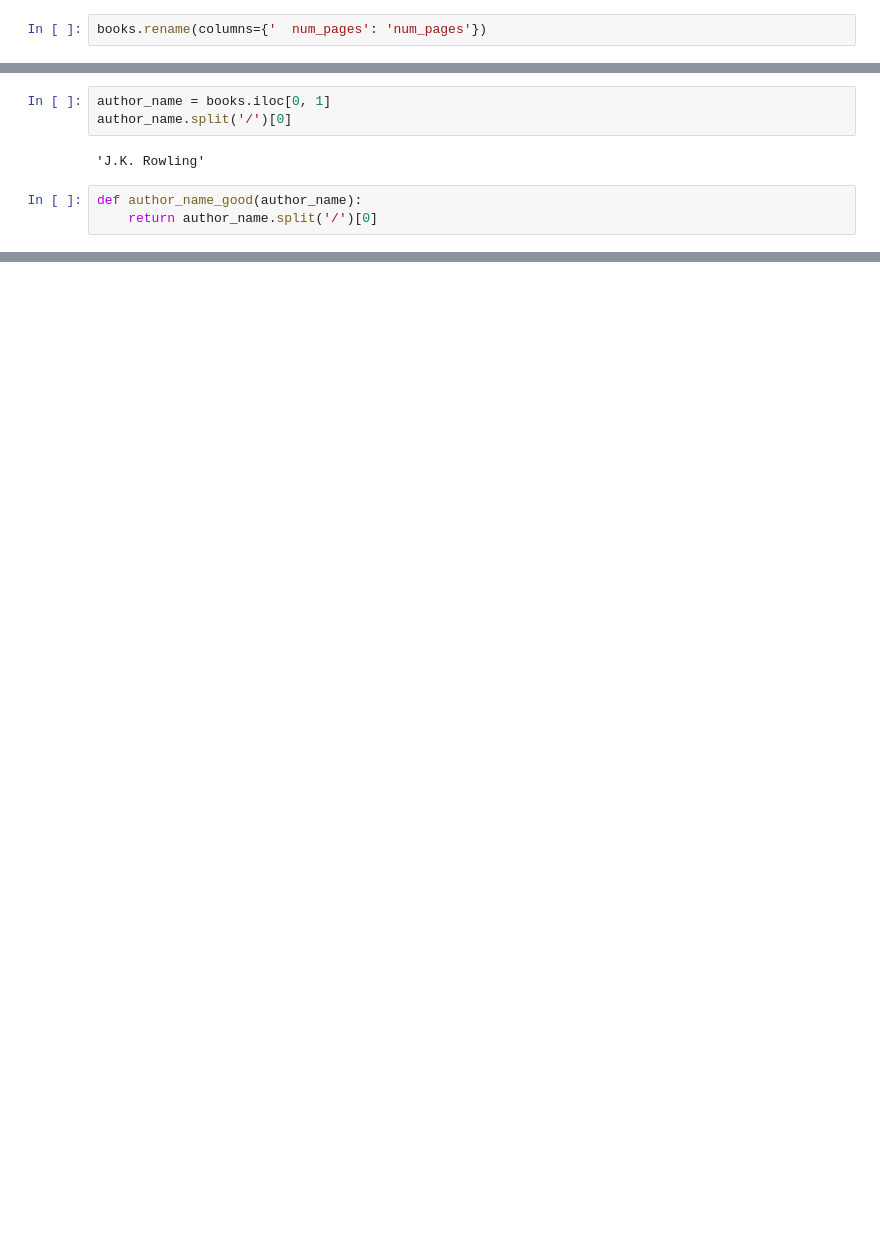
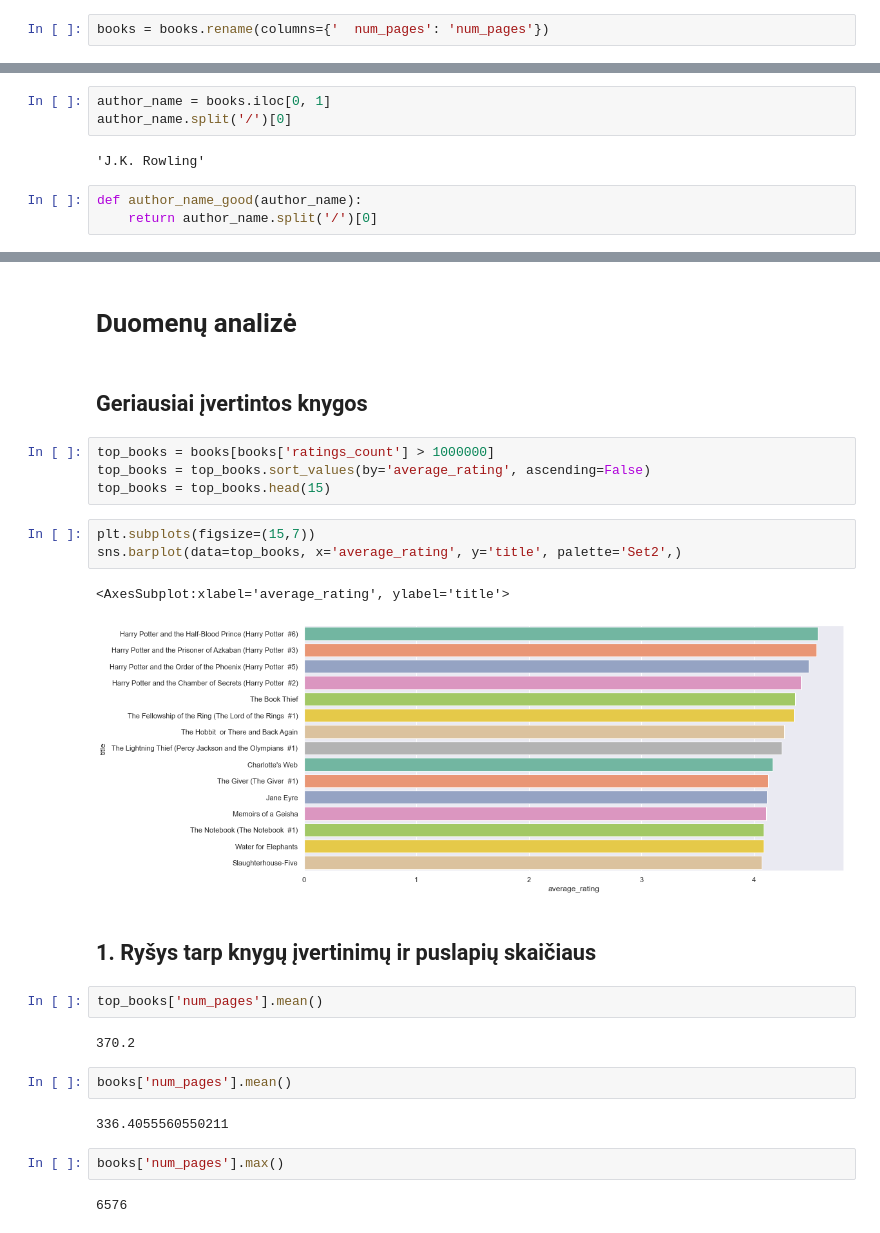
Before and after one commit to GretaMatu/python_mokymai, a Jupyter notebook: baigiamasis_darbas.ipynb, the cells around one changed output, grey strips where cells are left out. Cells and saved outputs as stored; diff of their text form; blank space fills up the shorter version.

```diff
--- a/baigiamasis_darbas.ipynb
+++ b/baigiamasis_darbas.ipynb
@@ -83,4 +84,4 @@ books.head(2)
 | 0 | Harry Potter and the Half-Blood P... | J.K. Rowling/Mary GrandPré | 4.57 | eng | 652 | 2095690 | 27591 | ... |
 | 1 | Harry Potter and the Order of the... | J.K. Rowling/Mary GrandPré | 4.49 | eng | 870 | 2153167 | 29221 | ... |
 # %%
-books.rename(columns={'  num_pages': 'num_pages'})
+books = books.rename(columns={'  num_pages': 'num_pages'})
@@ -128,0 +111,28 @@ books.head(2)
+# %% [markdown]
+# Duomenų analizė
+# %% [markdown]
+## Geriausiai įvertintos knygos
+# %%
+top_books = books[books['ratings_count'] > 1000000]
+top_books = top_books.sort_values(by='average_rating', ascending=False)
+top_books = top_books.head(15)
+# %%
+plt.subplots(figsize=(15,7))
+sns.barplot(data=top_books, x='average_rating', y='title', palette='Set2',)
+# %% [output]
+<AxesSubplot:xlabel='average_rating', ylabel='title'>
+[figure, added]
+# %% [markdown]
+## 1. Ryšys tarp knygų įvertinimų ir puslapių skaičiaus
+# %%
+top_books['num_pages'].mean()
+# %% [output]
+370.2
+# %%
+books['num_pages'].mean()
+# %% [output]
+336.4055560550211
+# %%
+books['num_pages'].max()
+# %% [output]
+6576
```
Also changed, not shown: parts of 9 cells of this notebook.
